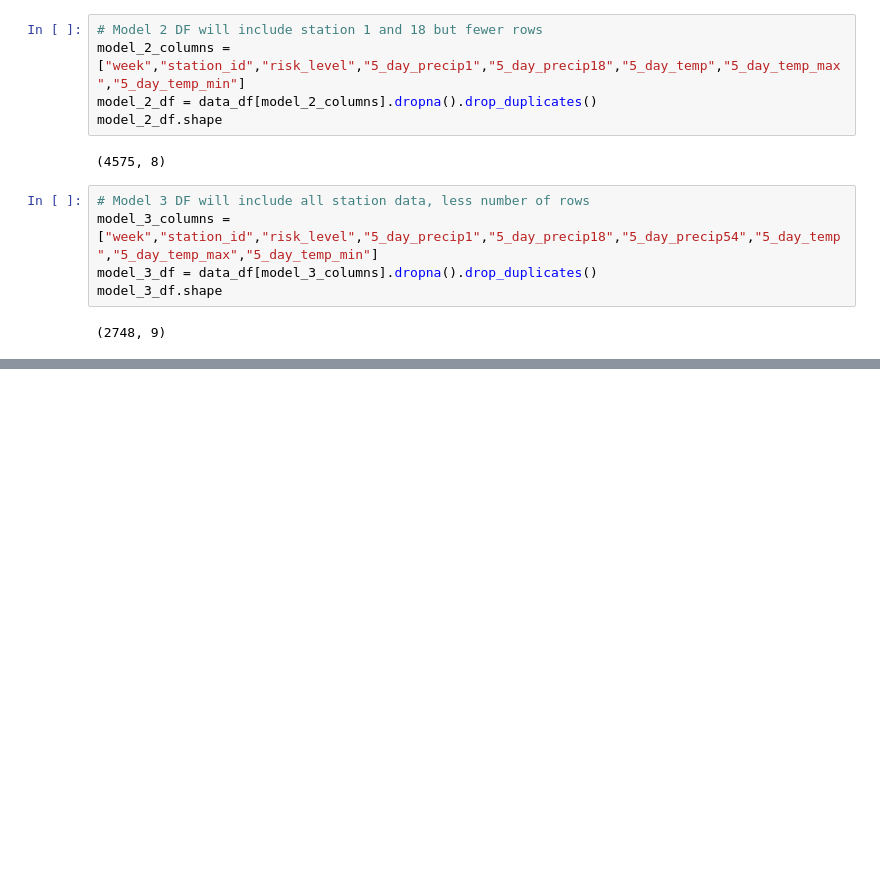
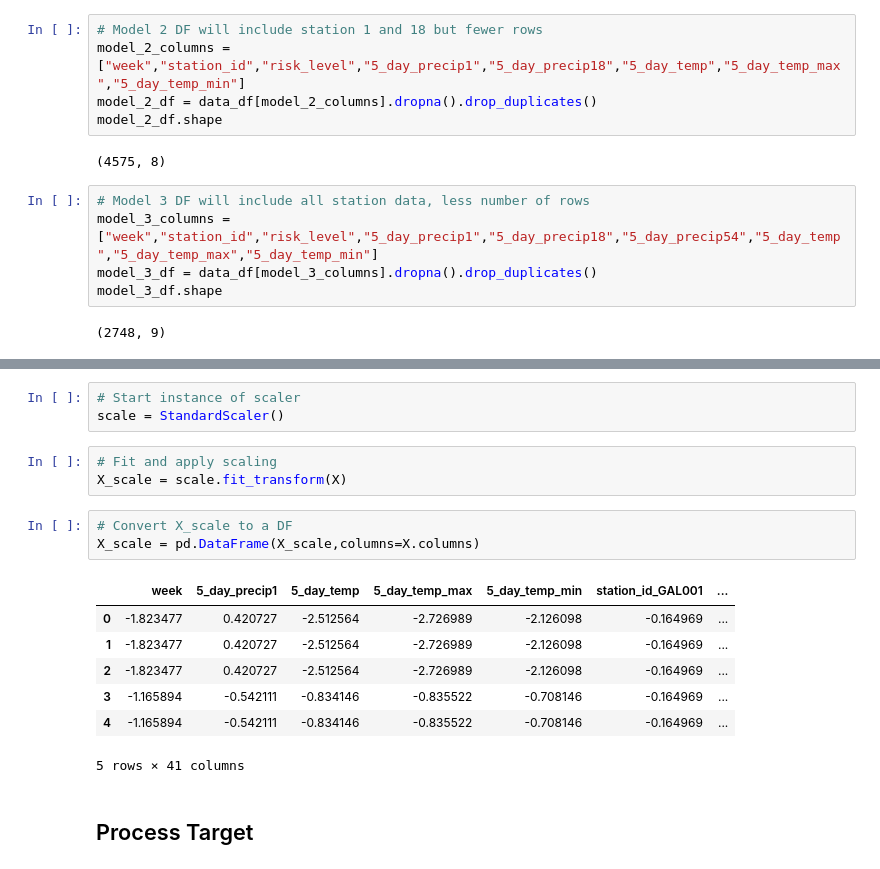
Before and after one commit to david-garza/enterococci_prediction_analysis, a Jupyter notebook: machine_learning/ml_classifier.ipynb, the cells around one changed output, grey strips where cells are left out. Drawn from its saved outputs; the diff is of its cells as text; blank space fills up the shorter version.

```diff
--- a/machine_learning/ml_classifier.ipynb
+++ b/machine_learning/ml_classifier.ipynb
@@ -192,0 +226,19 @@ model_3_df.shape
+# %%
+# Start instance of scaler
+scale = StandardScaler()
+# %%
+# Fit and apply scaling
+X_scale = scale.fit_transform(X)
+# %%
+# Convert X_scale to a DF
+X_scale = pd.DataFrame(X_scale,columns=X.columns)
+# %% [output]
+|  | week | 5_day_precip1 | 5_day_temp | 5_day_temp_max | 5_day_temp_min | station_id_GAL001 | ... |
+| 0 | -1.823477 | 0.420727 | -2.512564 | -2.726989 | -2.126098 | -0.164969 | ... |
+| 1 | -1.823477 | 0.420727 | -2.512564 | -2.726989 | -2.126098 | -0.164969 | ... |
+| 2 | -1.823477 | 0.420727 | -2.512564 | -2.726989 | -2.126098 | -0.164969 | ... |
+| 3 | -1.165894 | -0.542111 | -0.834146 | -0.835522 | -0.708146 | -0.164969 | ... |
+| 4 | -1.165894 | -0.542111 | -0.834146 | -0.835522 | -0.708146 | -0.164969 | ... |
+5 rows × 41 columns
+# %% [markdown]
+## Process Target
```
Also changed, not shown: parts of 7 cells of this notebook.
